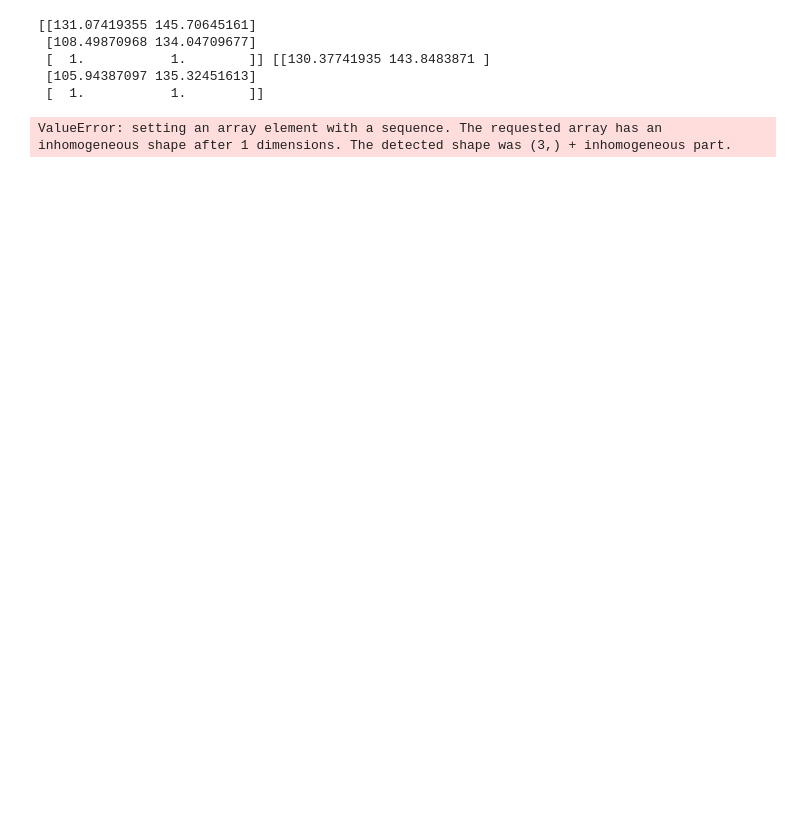
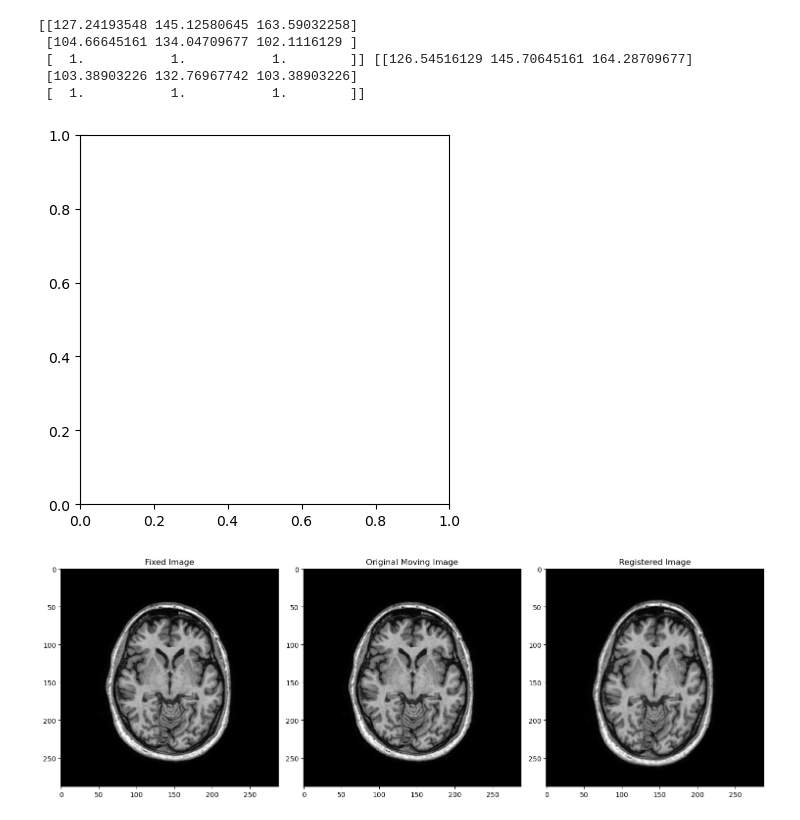
Before and after one commit to LarsvanSprang/8be030-13, a Jupyter notebook: projectpoging1.ipynb, the cells around one changed output. Drawn from its saved outputs; the diff is of its cells as text; code cells hidden in the pictures; blank space fills up the shorter version.

```diff
--- a/projectpoging1.ipynb
+++ b/projectpoging1.ipynb
@@ -1,24 +1,47 @@
 # %%
 import registration_util as util
 import registration as reg
+import matplotlib.pyplot as plt
 
 X_fixed= 'image_data/1_1_t1.tif'
 X_move= 'image_data/1_1_t1_d.tif'
 
 X, Xm = util.cpselect(X_fixed, X_move)
 
 Xh = util.c2h(X)
 Xmh = util.c2h(Xm)
 print(Xh, Xmh)
 # Step 2: Compute the affine transformation matrix
-A = reg.ls_affine(X, Xm)
+A = reg.ls_affine(Xh, Xmh)
 
+I_fixed = plt.imread(X_fixed)
+I_move = plt.imread(X_move)
 
-print(A)
+# Step 5: Apply the affine transformation
+I_registered, Xt = reg.image_transform(I_move, A, output_shape=I_fixed.shape)
+
+# Step 6: Display results
+plt.figure(figsize=(15, 5))
+
+plt.subplot(1, 3, 1)
+plt.title("Fixed Image")
+plt.imshow(I_fixed, cmap='gray')
+
+plt.subplot(1, 3, 2)
+plt.title("Original Moving Image")
+plt.imshow(I_move, cmap='gray')
+
+plt.subplot(1, 3, 3)
+plt.title("Registered Image")
+plt.imshow(I_registered, cmap='gray')
+
+plt.tight_layout()
+plt.show()
 # %% [output]
-[[131.07419355 145.70645161]
- [108.49870968 134.04709677]
- [  1.           1.        ]] [[130.37741935 143.8483871 ]
- [105.94387097 135.32451613]
- [  1.           1.        ]]
+[[127.24193548 145.12580645 163.59032258]
+ [104.66645161 134.04709677 102.1116129 ]
+ [  1.           1.           1.        ]] [[126.54516129 145.70645161 164.28709677]
+ [103.38903226 132.76967742 103.38903226]
+ [  1.           1.           1.        ]]
-ValueError: setting an array element with a sequence. The requested array has an inhomogeneous shape after 1 dimensions. The detected shape was (3,) + inhomogeneous part.
+[figure, added]
+[figure, added]
```
